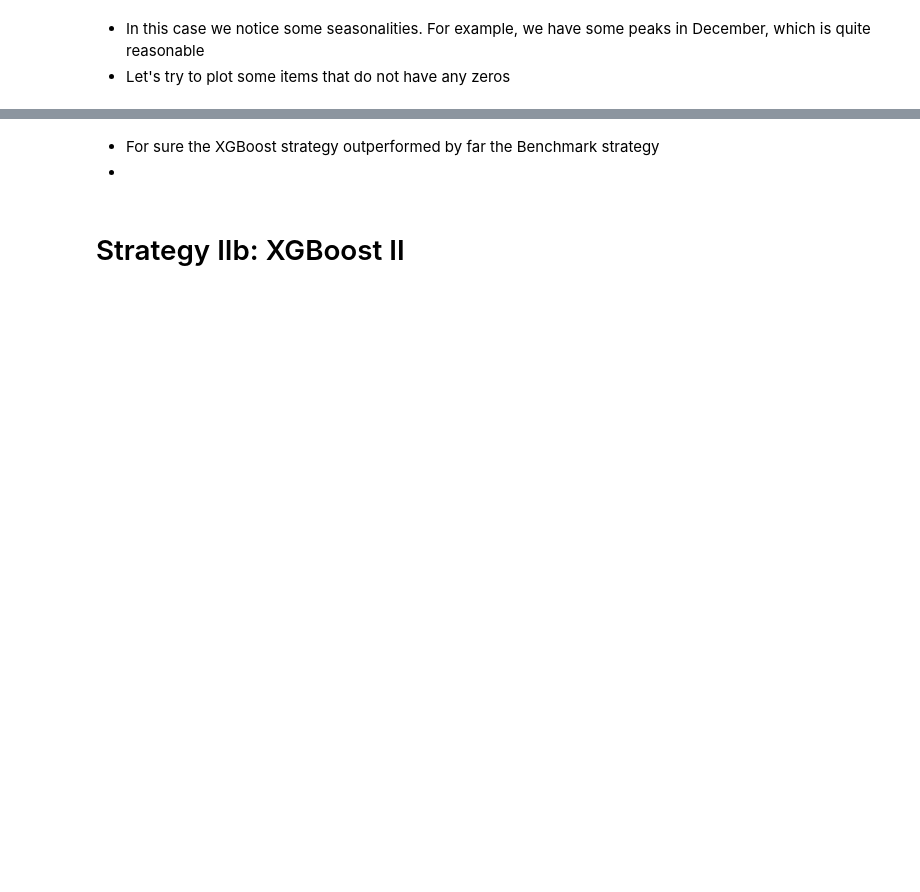
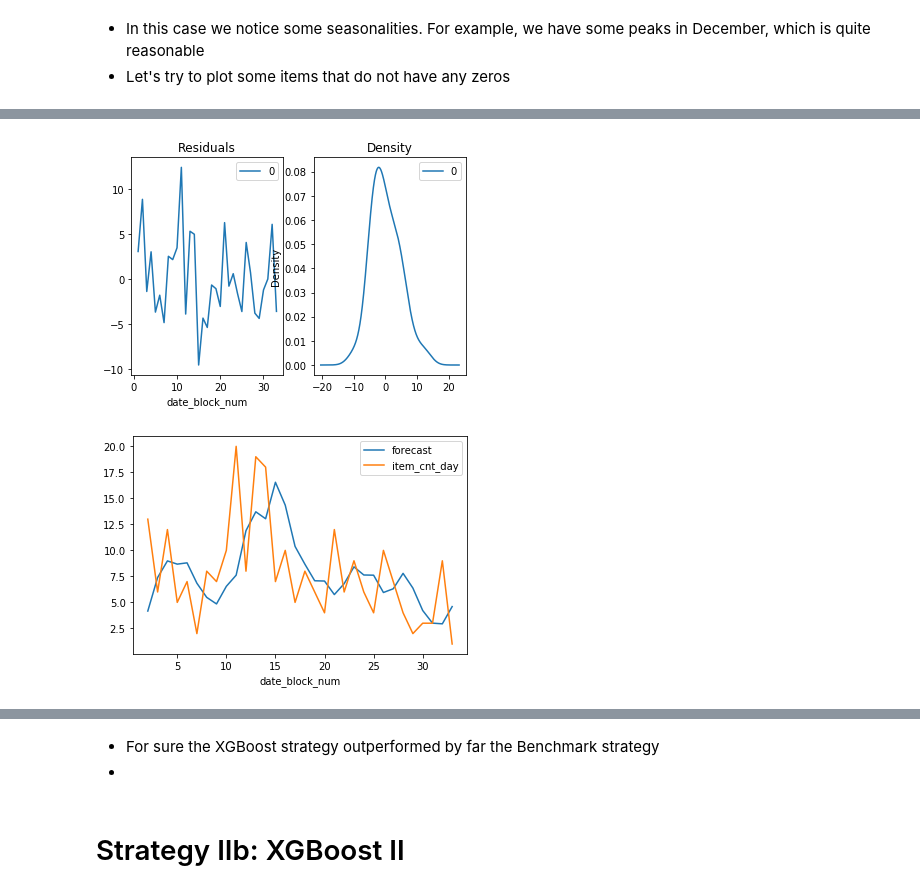
Before and after one commit to AlessandroBiagi/DataScienceProjects, a Jupyter notebook: Future_Sales/Predict_Future_Sales.ipynb, the cells around one changed output, grey strips where cells are left out. Drawn from its saved outputs; the diff is of its cells as text; code cells hidden in the pictures; blank space fills up the shorter version.

```diff
--- a/Future_Sales/Predict_Future_Sales.ipynb
+++ b/Future_Sales/Predict_Future_Sales.ipynb
@@ -515,0 +669,9 @@ for i in range(0,30):
+# %%
+# Also in this case we see that we have just one value above the blue region so we should take q = 1.
+# Considering that also the partial autocorrelation has a negative lag-1 we could also take q = 2, but we prefer being conservating in this case
+# So we will try ARIMA(1,1,1).
+# Let us plot the forcast vs the actual values.
+
+model = ARIMA(series, order=(1,1,1))
+model_fit = model.fit(disp=0)
+print(model_fit.summary())
@@ -515,0 +696,13 @@ for i in range(0,30):
+# %%
+# Plot residual errors
+residuals = pd.DataFrame(model_fit.resid)
+fig, ax = plt.subplots(1,2)
+residuals.plot(title="Residuals", ax=ax[0])
+residuals.plot(kind='kde', title='Density', ax=ax[1])
+plt.show()
+#In the folllowing graph we can see the value predicted using the previous.
+model_fit.plot_predict(dynamic=False)
+plt.show()
+# %% [output]
+[figure, added]
+[figure, added]
```
Also changed, not shown: parts of 45 cells of this notebook.
